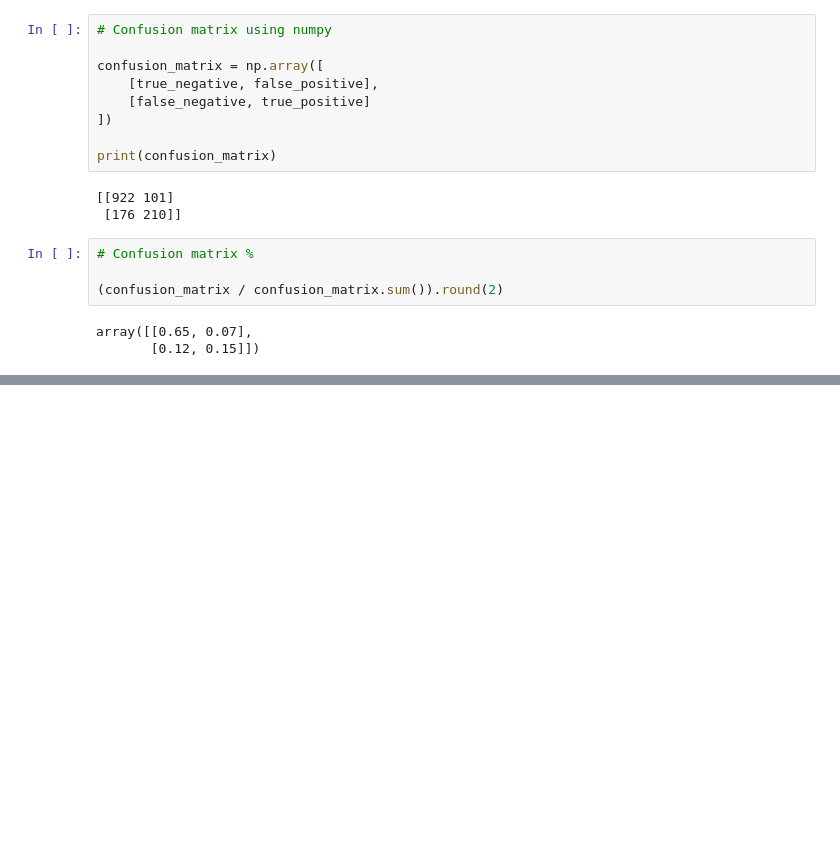
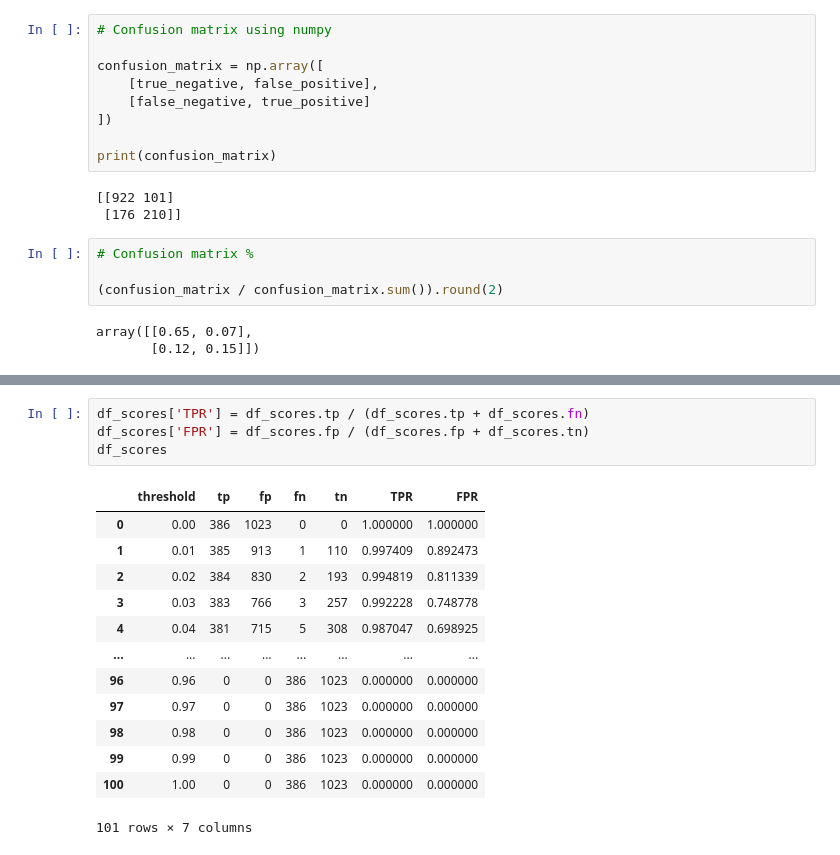
Before and after one commit to AlexanderPelaezJimenez/ml_zoomcamp_2024, a Jupyter notebook: week_4_evaluation/notebooks/1_evaluation_metrics_for_classification.ipynb, the cells around one changed output, grey strips where cells are left out. Saved outputs shown, nothing was run; the diff lists cells and outputs as text; blank space fills up the shorter version.

```diff
--- a/week_4_evaluation/notebooks/1_evaluation_metrics_for_classification.ipynb
+++ b/week_4_evaluation/notebooks/1_evaluation_metrics_for_classification.ipynb
@@ -200,0 +291,18 @@ array([[0.65, 0.07],
+# %%
+df_scores['TPR'] = df_scores.tp / (df_scores.tp + df_scores.fn)
+df_scores['FPR'] = df_scores.fp / (df_scores.fp + df_scores.tn)
+df_scores
+# %% [output]
+|  | threshold | tp | fp | fn | tn | TPR | FPR |
+| 0 | 0.00 | 386 | 1023 | 0 | 0 | 1.000000 | 1.000000 |
+| 1 | 0.01 | 385 | 913 | 1 | 110 | 0.997409 | 0.892473 |
+| 2 | 0.02 | 384 | 830 | 2 | 193 | 0.994819 | 0.811339 |
+| 3 | 0.03 | 383 | 766 | 3 | 257 | 0.992228 | 0.748778 |
+| 4 | 0.04 | 381 | 715 | 5 | 308 | 0.987047 | 0.698925 |
+| ... | ... | ... | ... | ... | ... | ... | ... |
+| 96 | 0.96 | 0 | 0 | 386 | 1023 | 0.000000 | 0.000000 |
+| 97 | 0.97 | 0 | 0 | 386 | 1023 | 0.000000 | 0.000000 |
+| 98 | 0.98 | 0 | 0 | 386 | 1023 | 0.000000 | 0.000000 |
+| 99 | 0.99 | 0 | 0 | 386 | 1023 | 0.000000 | 0.000000 |
+| 100 | 1.00 | 0 | 0 | 386 | 1023 | 0.000000 | 0.000000 |
+101 rows × 7 columns
```
Also changed, not shown: parts of 23 cells of this notebook, 2 other files.
